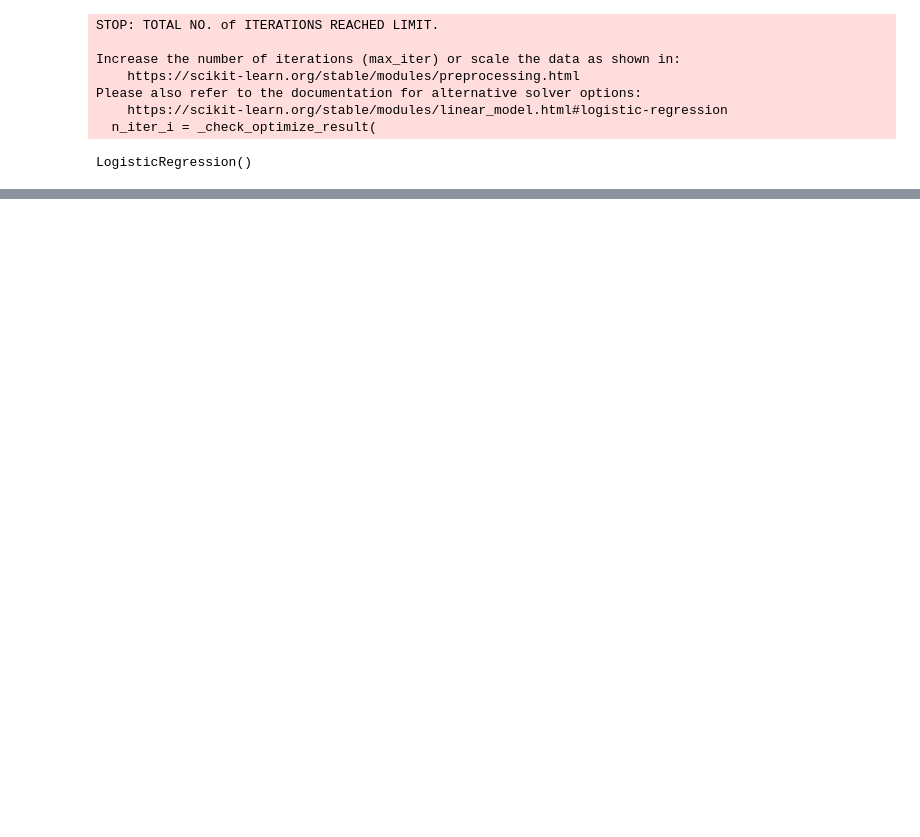
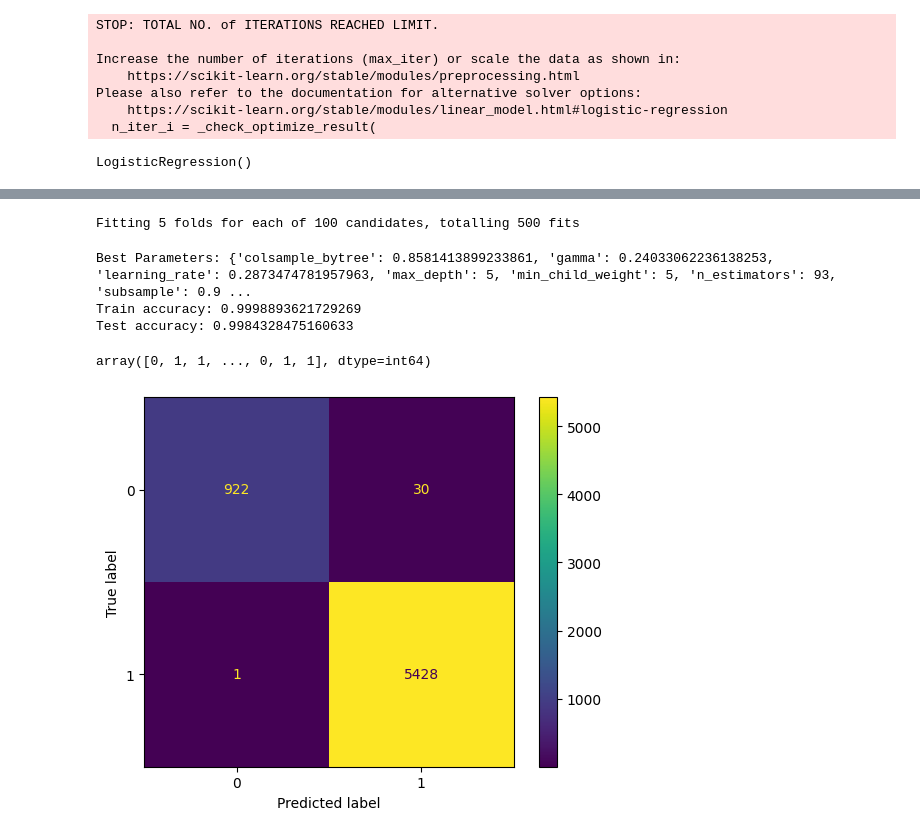
Before and after one commit to unnati026/JPMC-Case-Study, a Jupyter notebook: trial.ipynb, the cells around one changed output, grey strips where cells are left out. Drawn from its saved outputs; the diff is of its cells as text; code cells hidden in the pictures; blank space fills up the shorter version.

```diff
--- a/trial.ipynb
+++ b/trial.ipynb
@@ -224,0 +600,8 @@ print(feature_importance)
+# %%
+# Word to filter columns by
+word_to_filter = ('addr_state', 'gender', 'race_name')
+
+# Identify columns to drop
+columns_to_drop = [col for col in df.columns if col.startswith(word_to_filter)]
+
+columns_to_drop
@@ -224,0 +626,4 @@ print(feature_importance)
+# %%
+df = df.drop(columns=columns_to_drop)
+
+df.head()
@@ -224,0 +637,9 @@ print(feature_importance)
+# %%
+x = df.drop(['loan_status', 'id', 'member_id'], axis=1)
+y = df['loan_status']
+
+# Standardize continuous variables
+# scaler = StandardScaler()
+# x[continuous_columns] = scaler.fit_transform(x[continuous_columns])
+
+x.head()
@@ -224,0 +653,56 @@ print(feature_importance)
+# %%
+x_train, x_test, y_train, y_test = train_test_split(x, y, test_size=0.15, random_state=101)
+# %%
+param_dist = {
+    'n_estimators': randint(50, 200),
+    'learning_rate': uniform(0.01, 0.3),
+    'max_depth': randint(3, 10),
+    'min_child_weight': randint(1, 10),
+    'subsample': uniform(0.6, 0.4),
+    'colsample_bytree': uniform(0.6, 0.4),
+    'gamma': uniform(0, 0.5)
+}
+
+# Step 6: Set up the RandomizedSearchCV
+xgb_model = XGBClassifier(random_state=101, use_label_encoder=False, eval_metric='logloss')
+random_search = RandomizedSearchCV(
+    estimator=xgb_model,
+    param_distributions=param_dist,
+    n_iter=100,  # Number of parameter settings that are sampled
+    cv=5,       # 5-fold cross-validation
+    verbose=2,
+    random_state=101,
+    n_jobs=-1   # Use all available cores
+)
+
+# Step 7: Fit the model
+random_search.fit(x_train, y_train)
+
+# Step 8: Evaluate the best model
+best_xgb_model = random_search.best_estimator_
+# %% [output]
+Fitting 5 folds for each of 100 candidates, totalling 500 fits
+# %%
+print(f"Best Parameters: {random_search.best_params_}")
+print(f"Train accuracy: {accuracy_score(y_train, best_xgb_model.predict(x_train))}")
+print(f"Test accuracy: {accuracy_score(y_test, best_xgb_model.predict(x_test))}")
+# %% [output]
+Best Parameters: {'colsample_bytree': 0.8581413899233861, 'gamma': 0.24033062236138253, 'learning_rate': 0.2873474781957963, 'max_depth': 5, 'min_child_weight': 5, 'n_estimators': 93, 'subsample': 0.9 ...
+Train accuracy: 0.9998893621729269
+Test accuracy: 0.9984328475160633
+# %%
+y_pred
+# %% [output]
+array([0, 1, 1, ..., 0, 1, 1], dtype=int64)
+# %%
+# Compute the confusion matrix
+cm = confusion_matrix(y_test, y_pred)
+
+# Display the confusion matrix
+disp = ConfusionMatrixDisplay(confusion_matrix=cm)
+disp.plot()
+
+# Show the plot
+plt.show()
+# %% [output]
+[figure, added]
```
Also changed, not shown: parts of 61 cells of this notebook, 2 other files.
